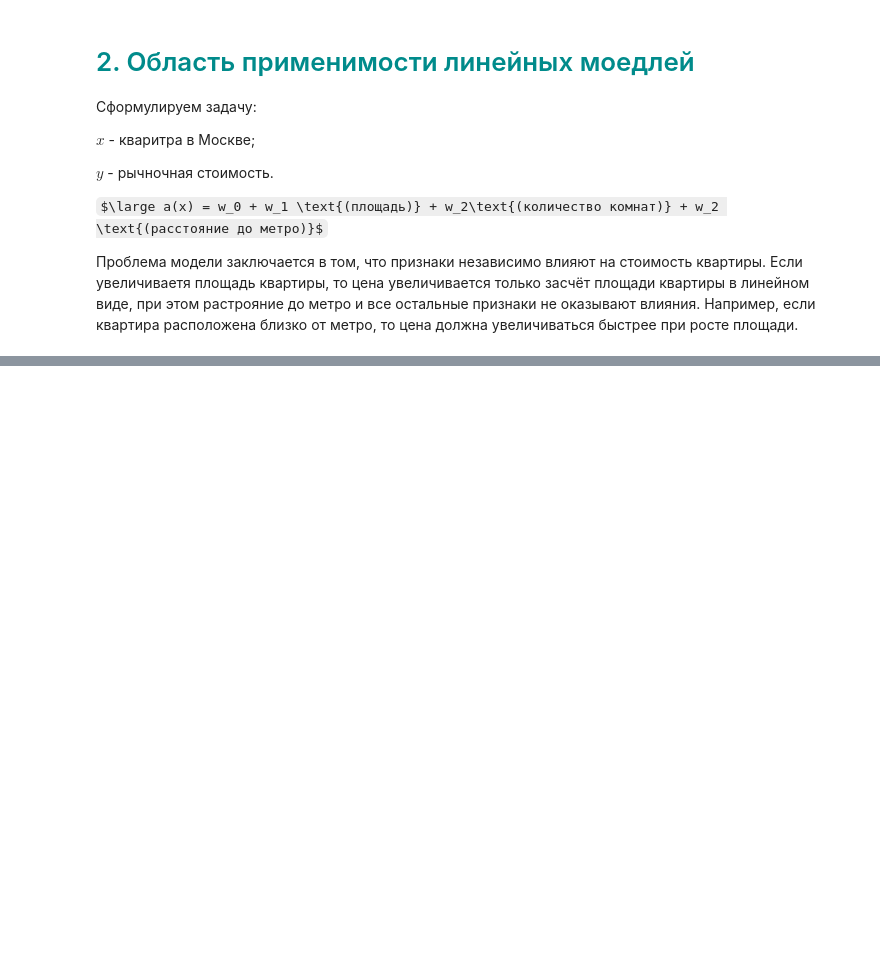
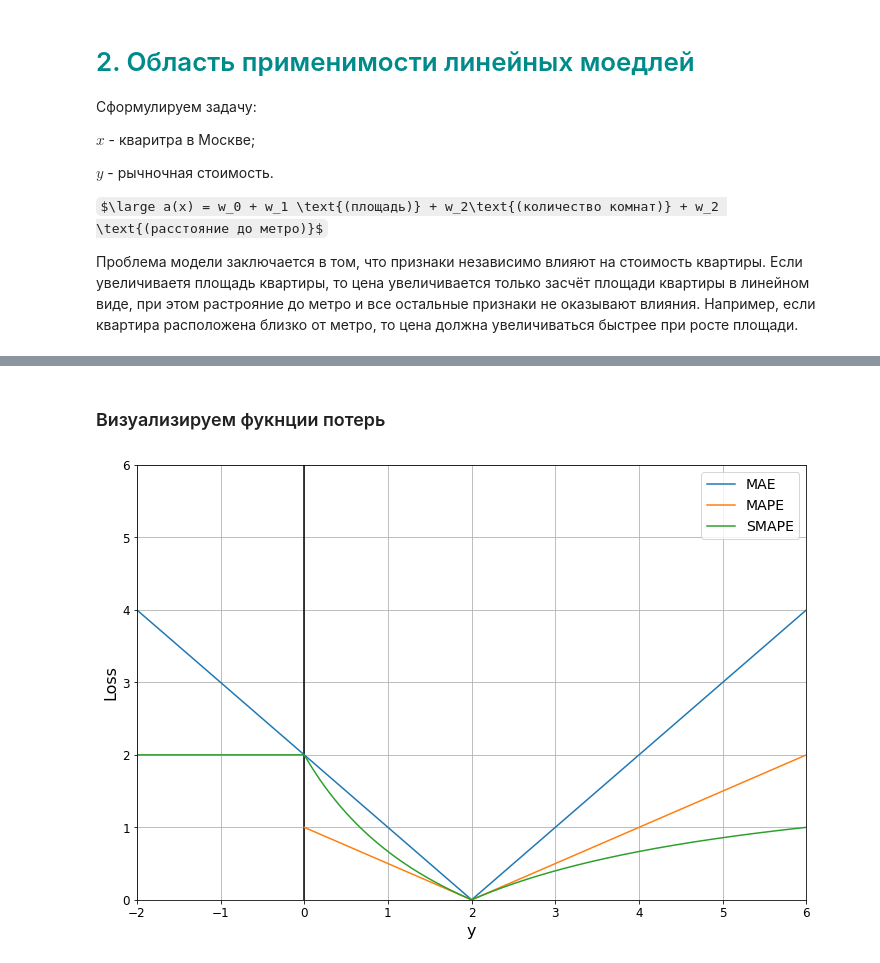
Before and after one commit to SciWake/Intermediate_education, a Jupyter notebook: Machine_learning/lecture-notes/2_Linear_regression_Notes.ipynb, the cells around one changed output, grey strips where cells are left out. Saved outputs shown, nothing was run; the diff lists cells and outputs as text; code cells hidden in the pictures; some formulas as TeX source; blank space fills up the shorter version.

Commit message:
Add loss functions and visualize them

```diff
--- a/Machine_learning/lecture-notes/2_Linear_regression_Notes.ipynb
+++ b/Machine_learning/lecture-notes/2_Linear_regression_Notes.ipynb
@@ -86,0 +143,2 @@ $\large \text{MAE}(a, X) = \frac{1}{\ell} \sum\limits_{i=1}^{\ell} |a(x_i) - y_i
+# %% [markdown]
+### Визуализируем фукнции потерь
@@ -86,0 +151,42 @@ $\large \text{MAE}(a, X) = \frac{1}{\ell} \sum\limits_{i=1}^{\ell} |a(x_i) - y_i
+# %%
+def mae(a, y):
+    return np.abs(y - a)
+
+def mape(a, y):
+    return np.abs((y - a) / y)
+
+def smape(a, y):
+    return np.abs(
+        (y - a) / ((np.abs(y) + np.abs(a)) / 2)
+    )
+# %%
+plt.figure(figsize=(12, 8))
+plt.tick_params(axis='both', which='major', labelsize=12)
+
+y = 2  # Значение целевой переменной
+
+# MAE
+a_data = np.linspace(-4, 6, 1000) # Предсказание модели
+mae_loss = [mae(a, y) for a in a_data]
+plt.plot(a_data, mae_loss, label='MAE')
+
+# MAPE
+a_data = np.linspace(0, 6, 1000)
+mape_loss = [mape(a, y) for a in a_data]
+plt.plot(a_data, mape_loss, label='MAPE')
+
+# SMAPE
+a_data = np.linspace(-4, 6, 1000)
+smape_loss = [smape(a, y) for a in a_data]
+plt.plot(a_data, smape_loss, label='SMAPE')
+
+plt.vlines(0, 0, 6, 'black')
+plt.xlabel('y', fontsize=16)
+plt.ylabel('Loss', fontsize=16)
+plt.xlim(-2, 6)
+plt.ylim(0, 6)
+plt.legend(fontsize=14)
+plt.grid()
+plt.show()
+# %% [output]
+[figure, added]
```
Also changed, not shown: parts of 6 cells of this notebook.
